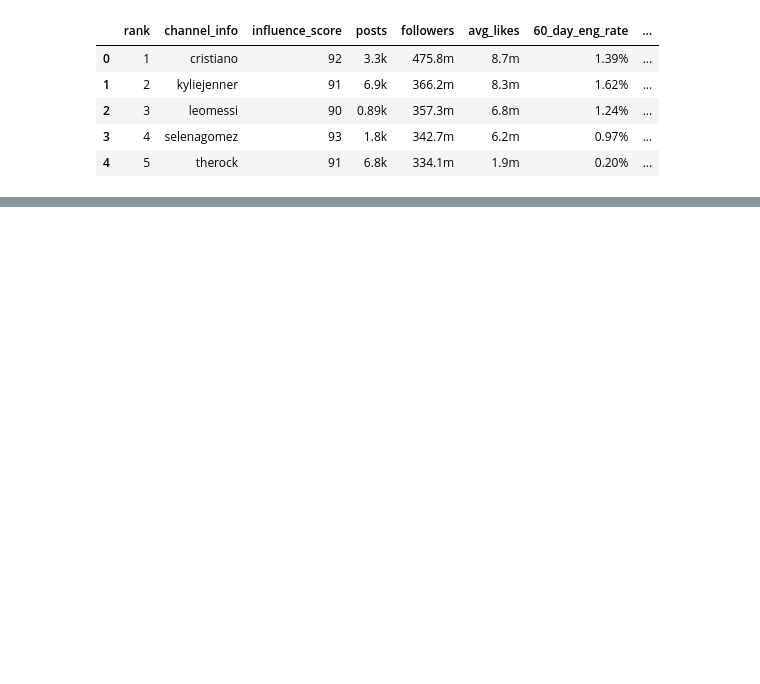
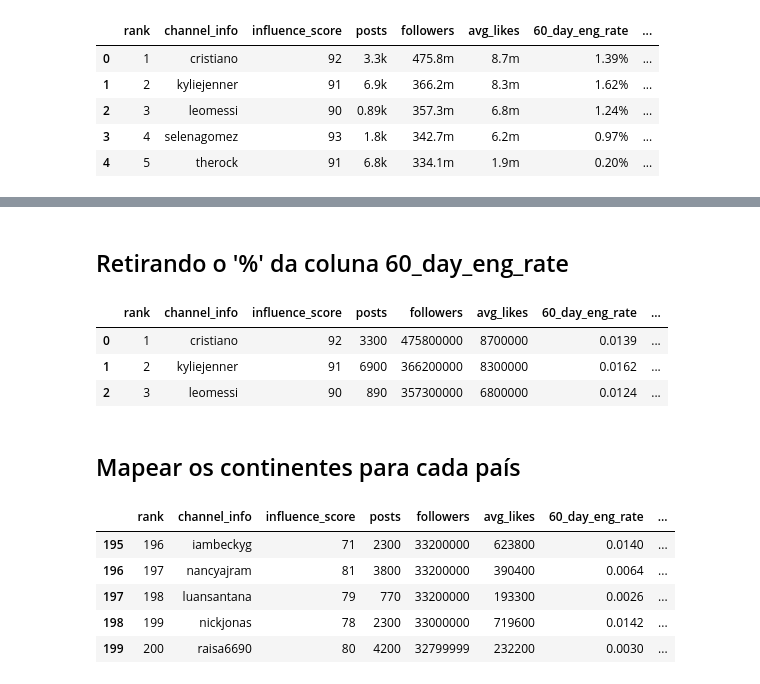
Before and after one commit to vidomirana/Desafio-RESTIC-em-dupla---kNN, a Jupyter notebook: Código Fonte/Codigo_Fonte.ipynb, the cells around one changed output, grey strips where cells are left out. Saved outputs shown, nothing was run; the diff lists cells and outputs as text; code cells hidden in the pictures; blank space fills up the shorter version.

```diff
--- a/Código Fonte/Codigo_Fonte.ipynb
+++ b/Código Fonte/Codigo_Fonte.ipynb
@@ -19,0 +113,62 @@ insta_df.head()
+# %% [markdown]
+## Retirando o '%' da coluna 60_day_eng_rate
+# %%
+# Função para remover '%' e dividir por 100
+def converter_percentual(valor):
+    if isinstance(valor, str) and '%' in valor:
+        return float(valor.replace('%', '')) / 100
+    return valor
+
+insta_df['60_day_eng_rate'] = insta_df['60_day_eng_rate'].apply(converter_percentual)
+insta_df['60_day_eng_rate'] = insta_df['60_day_eng_rate'].astype(np.float64)
+
+insta_df.head(3)
+# %% [output]
+|  | rank | channel_info | influence_score | posts | followers | avg_likes | 60_day_eng_rate | ... |
+| 0 | 1 | cristiano | 92 | 3300 | 475800000 | 8700000 | 0.0139 | ... |
+| 1 | 2 | kyliejenner | 91 | 6900 | 366200000 | 8300000 | 0.0162 | ... |
+| 2 | 3 | leomessi | 90 | 890 | 357300000 | 6800000 | 0.0124 | ... |
+# %% [markdown]
+## Mapear os continentes para cada país
+# %%
+mapa_continentes = {'Brazil': 1,
+                    'Uruguay': 2,
+                    'Colombia': 3,
+                    'British Virgin Islands': 10,
+                    'Puerto Rico': 11,
+                    'Anguilla': 12,
+                    'Mexico': 20,
+                    'United States': 21,
+                    'Canada': 22,
+                    'Germany': 40,
+                    'France': 41,
+                    'United Kingdom': 42,
+                    'Russia': 43,
+                    'Italy': 44,
+                    'Sweden': 45,
+                    'Netherlands': 46,
+                    'Czech Republic': 47,
+                    'Switzerland': 48,
+                    'Spain': 49,
+                    'Turkey': 50,
+                    'India': 60,
+                    'United Arab Emirates': 61,
+                    "CÃ´te d'Ivoire": 70,
+                    'Indonesia': 80,
+                    'Australia': 100}
+
+# Função para mapear países a continentes
+def mapear_continente(pais):
+    return mapa_continentes.get(pais, None)
+
+# Aplicar a função na coluna 'country'
+insta_df['continent_code'] = insta_df['country'].apply(mapear_continente)
+
+insta_df.tail()
+# %% [output]
+|  | rank | channel_info | influence_score | posts | followers | avg_likes | 60_day_eng_rate | ... |
+| 195 | 196 | iambeckyg | 71 | 2300 | 33200000 | 623800 | 0.0140 | ... |
+| 196 | 197 | nancyajram | 81 | 3800 | 33200000 | 390400 | 0.0064 | ... |
+| 197 | 198 | luansantana | 79 | 770 | 33200000 | 193300 | 0.0026 | ... |
+| 198 | 199 | nickjonas | 78 | 2300 | 33000000 | 719600 | 0.0142 | ... |
+| 199 | 200 | raisa6690 | 80 | 4200 | 32799999 | 232200 | 0.0030 | ... |
```
Also changed, not shown: parts of 15 cells of this notebook.
